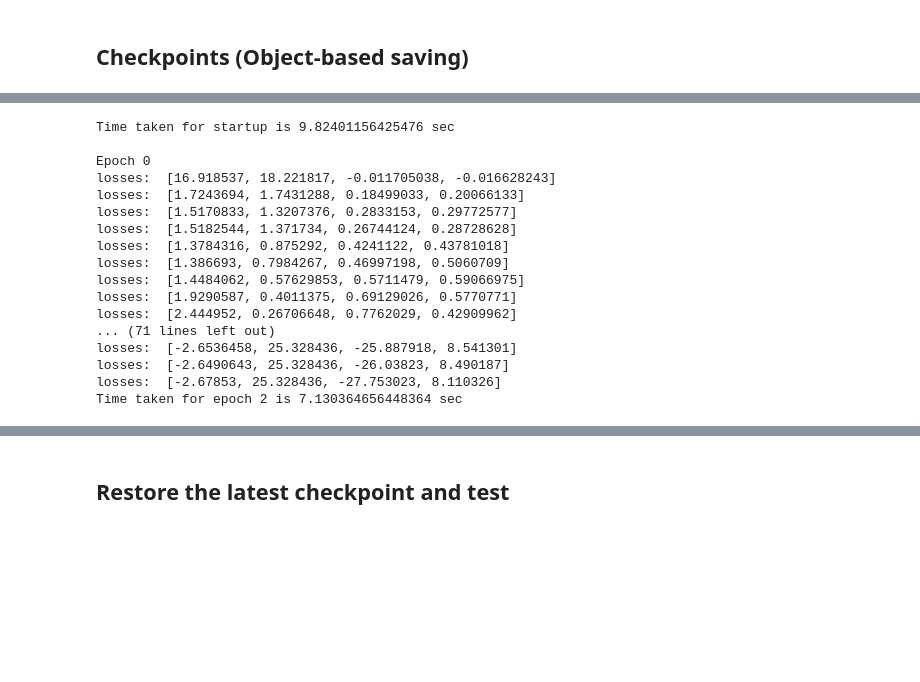
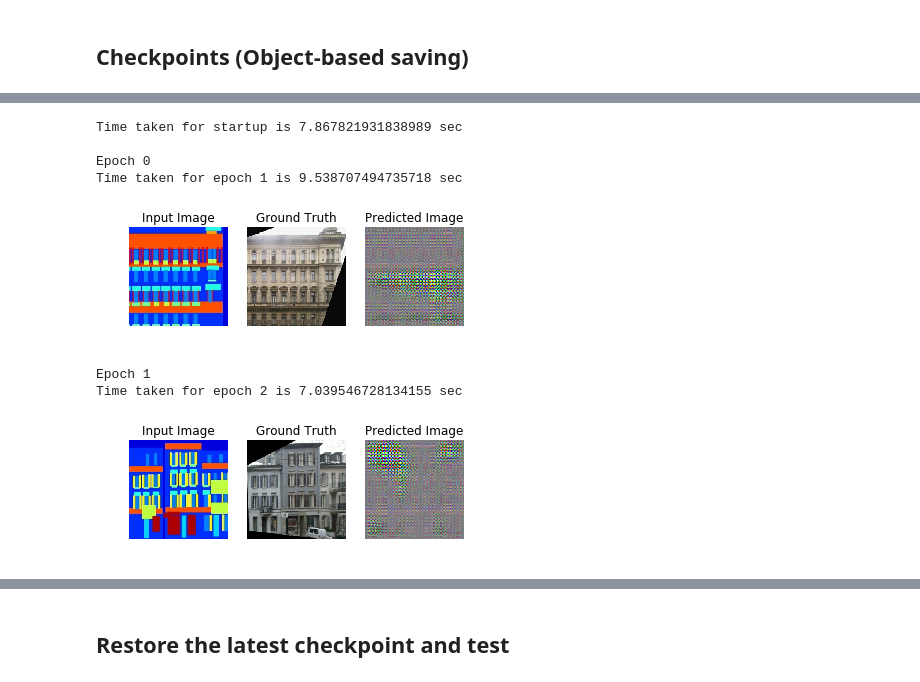
Before and after one commit to ManuelKugelmann/collabtf2.0, a Jupyter notebook: Copy_of_pix2pix.ipynb, the cells around one changed output, grey strips where cells are left out. Drawn from its saved outputs; the diff is of its cells as text; code cells hidden in the pictures; blank space fills up the shorter version.

```diff
--- a/Copy_of_pix2pix.ipynb
+++ b/Copy_of_pix2pix.ipynb
@@ -785,11 +814,11 @@ checkpoint = tf.train.Checkpoint(generator_optimizer=generator_optimizer,
                                  discriminator=discriminator)
 
 
-def train_op(iterator):
+def train_op(get_next):
 
     with tf.name_scope("train_op"):
 
-      (input_image), (target, label) = iterator.get_next()
+      (input_image), (target, label) = get_next
 
       #inp = input_image
       #tar = target
@@ -835,7 +864,7 @@ def train_op(iterator):
       update_wg = generator_optimizer.apply_gradients(grad_loss_wg)
 
 
-      # Keras bug: parameter updates need feed
+      # tf.keras bug: parameter updates need feed
       update_pd = []#discriminator.updates
       update_pg = []#generator.updates
 
@@ -855,12 +884,13 @@ def trainX(dataset, epochs):
   start = time.time()
 
   iterator = dataset.make_initializable_iterator()
+  get_next = iterator.get_next()
 
-  train_step, losses, data = train_op(iterator)
+  train_step, losses, data = train_op(get_next)
 
 
-  sess = tf.Session(config=tf.ConfigProto(log_device_placement=True))
-  #sess = tf.Session()
+  #sess = tf.Session(config=tf.ConfigProto(log_device_placement=True))
+  sess = tf.Session()
 
   with sess.as_default():
 
@@ -869,57 +899,51 @@ def trainX(dataset, epochs):
     print ('Time taken for startup is {} sec\n'.format(time.time()-start))
 
 
     for epoch in range(epochs):
 
       start = time.time()
       print('Epoch', epoch)
       #progbar = tf.keras.utils.Progbar(target=steps_per_epoch, stateful_metrics='loss')
 
       for step in range(steps_per_epoch):
-        #start_s = time.time()
+        start_s = time.time()
         train_result, loss_values, images = sess.run([train_step, losses, data])
         #print ('Time taken for  step {} is {} sec'.format(step + 1,time.time()-start_s))
-        print ('losses: ', loss_values)#, " o: ", data[3], data[4])
+        #print ('losses: ', loss_values)#, " o: ", data[3], data[4])
 
-      #clear_output(wait=True)
-      #for inp, tar in test_dataset.take(1):
-      #  generate_images(generator, inp, tar)
+
+      print ('Time taken for epoch {} is {} sec\n'.format(epoch + 1, time.time()-start))
+
+
+      (input_image), (target, _) = sess.run(get_next)
+      #inp = input_image[0,:,:,:]
+      #tar = target[0,:,:,:]
+      generate_images(model=generator, inp=input_image, tar=target)
 
       # saving (checkpoint) the model every 20 epochs
-      if (epoch + 1) % 20 == 0:
-        checkpoint.save(file_prefix = checkpoint_prefix, session=sess)
-
-      print ('Time taken for epoch {} is {} sec\n'.format(epoch + 1, time.time()-start))
+      #if (epoch + 1) % 20 == 0:
+      #  checkpoint.save(file_prefix = checkpoint_prefix, session=sess)
 
   sess.close()
 
 
 
 
 
 trainX(train_dataset, EPOCHS)
 
 #show_graph()
 
 #input("Press Enter to continue...")
 # %% [output]
-Time taken for startup is 9.82401156425476 sec
+Time taken for startup is 7.867821931838989 sec
 
 Epoch 0
-losses:  [16.918537, 18.221817, -0.011705038, -0.016628243]
-losses:  [1.7243694, 1.7431288, 0.18499033, 0.20066133]
-losses:  [1.5170833, 1.3207376, 0.2833153, 0.29772577]
-losses:  [1.5182544, 1.371734, 0.26744124, 0.28728628]
-losses:  [1.3784316, 0.875292, 0.4241122, 0.43781018]
-losses:  [1.386693, 0.7984267, 0.46997198, 0.5060709]
-losses:  [1.4484062, 0.57629853, 0.5711479, 0.59066975]
-losses:  [1.9290587, 0.4011375, 0.69129026, 0.5770771]
-losses:  [2.444952, 0.26706648, 0.7762029, 0.42909962]
-... (71 lines left out)
-losses:  [-2.6536458, 25.328436, -25.887918, 8.541301]
-losses:  [-2.6490643, 25.328436, -26.03823, 8.490187]
-losses:  [-2.67853, 25.328436, -27.753023, 8.110326]
-Time taken for epoch 2 is 7.130364656448364 sec
+Time taken for epoch 1 is 9.538707494735718 sec
+[figure, added]
+Epoch 1
+Time taken for epoch 2 is 7.039546728134155 sec
+[figure, added]
 # %%
 POOL_SIZE=16
 
```
Also changed, not shown: parts of 8 cells of this notebook.
